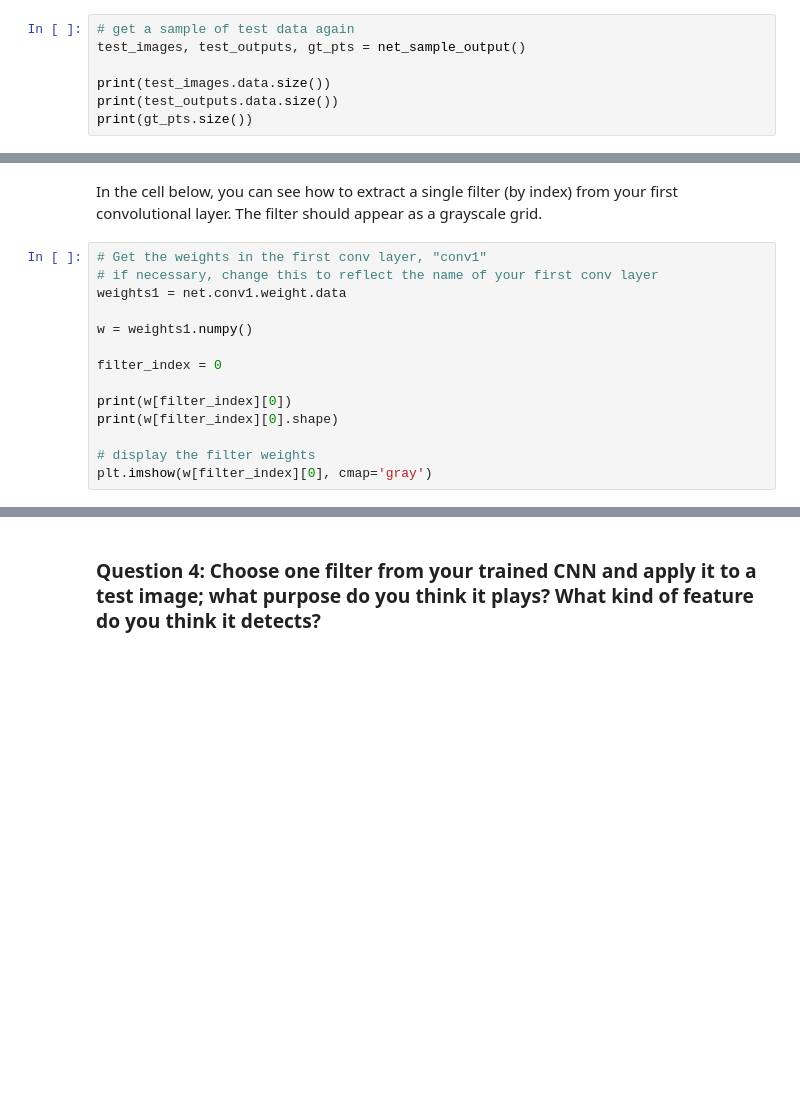
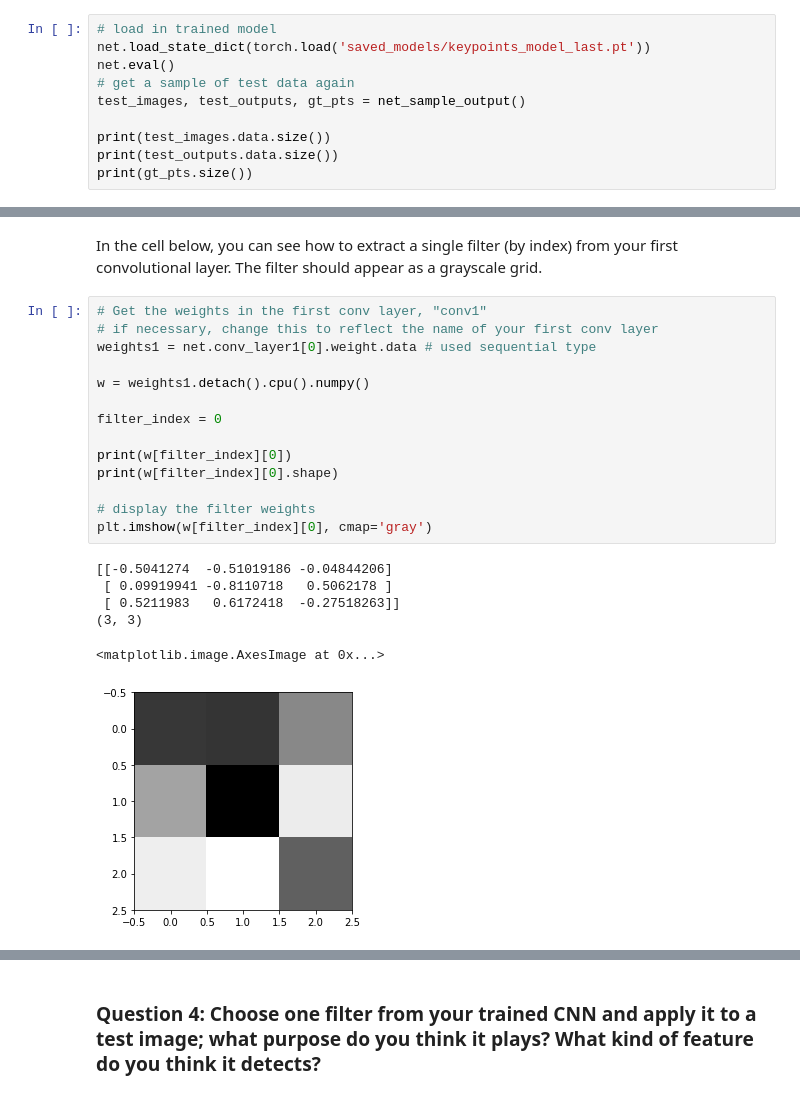
Before and after one commit to ChrisUrrea/facial_keypoint_recognition, a Jupyter notebook: 2. Define the Network Architecture.ipynb, the cells around one changed output, grey strips where cells are left out. Cells and saved outputs as stored; diff of their text form; blank space fills up the shorter version.

```diff
--- a/2. Define the Network Architecture.ipynb
+++ b/2. Define the Network Architecture.ipynb
@@ -427,6 +521,9 @@ KeyboardInterrupt:
 
 See how your model performs on previously unseen, test data. We've already loaded and transformed this data, similar to the training data. Next, run your trained model on these images to see what kind of keypoints are produced. You should be able to see if your model is fitting each new face it sees, if the points are distributed randomly, or if the points have actually overfitted the training data and do not generalize.
 # %%
+# load in trained model
+net.load_state_dict(torch.load('saved_models/keypoints_model_last.pt'))
+net.eval()
 # get a sample of test data again
 test_images, test_outputs, gt_pts = net_sample_output()
 
@@ -485,17 +594,24 @@ In the cell below, you can see how to extract a single filter (by index) from yo
 # %%
 # Get the weights in the first conv layer, "conv1"
 # if necessary, change this to reflect the name of your first conv layer
-weights1 = net.conv1.weight.data
+weights1 = net.conv_layer1[0].weight.data # used sequential type
 
-w = weights1.numpy()
+w = weights1.detach().cpu().numpy()
 
 filter_index = 0
 
 print(w[filter_index][0])
 print(w[filter_index][0].shape)
 
 # display the filter weights
 plt.imshow(w[filter_index][0], cmap='gray')
+# %% [output]
+[[-0.5041274  -0.51019186 -0.04844206]
+ [ 0.09919941 -0.8110718   0.5062178 ]
+ [ 0.5211983   0.6172418  -0.27518263]]
+(3, 3)
+<matplotlib.image.AxesImage at 0x...>
+[figure, added]
 # %% [markdown]
 ## Feature maps
 
```
Also changed, not shown: parts of 27 cells of this notebook, 7 other files.
